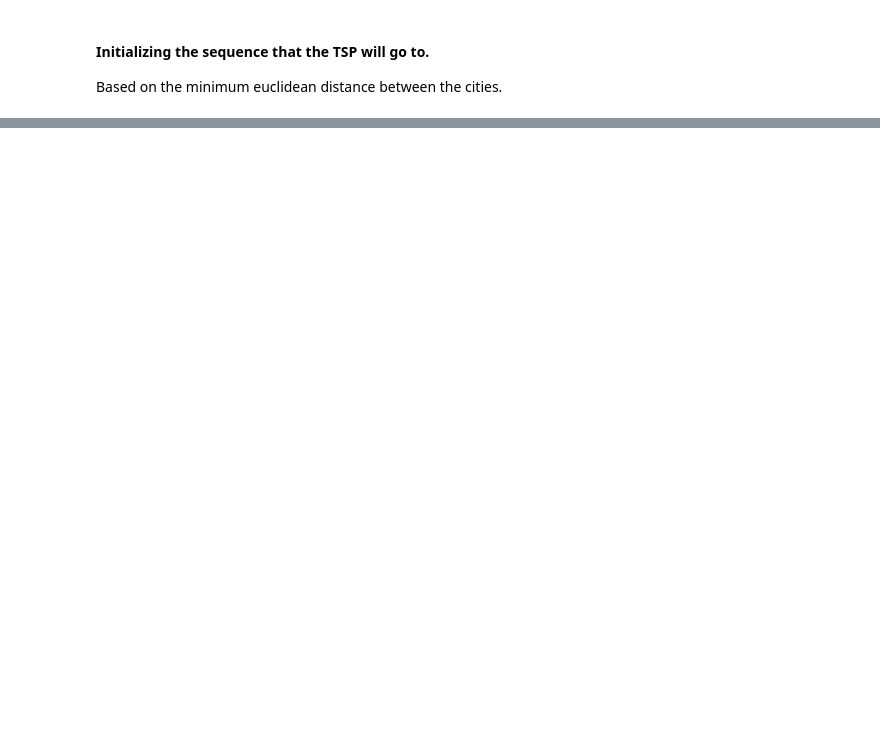
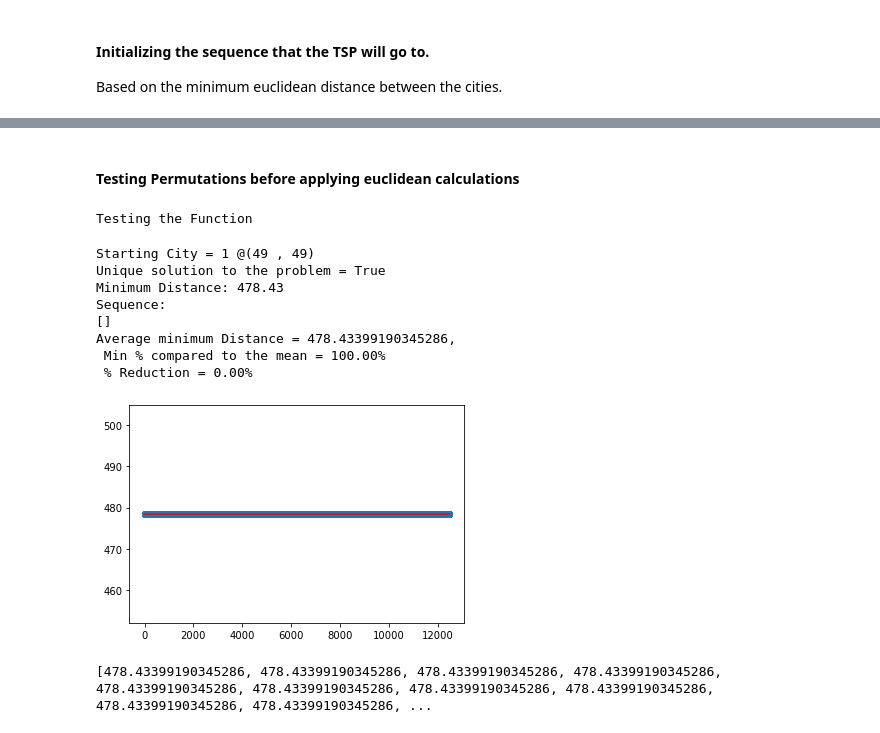
Before and after one commit to ithakis/Stochastic-Simulation-Assignment-3, a Jupyter notebook: Final.ipynb, the cells around one changed output, grey strips where cells are left out. Drawn from its saved outputs; the diff is of its cells as text; code cells hidden in the pictures; blank space fills up the shorter version.

```diff
--- a/Final.ipynb
+++ b/Final.ipynb
@@ -27,10 +42,10 @@ Based on the minimum euclidean distance between the cities.
 """EI51"""  ;    print("Map : EI51", end="\n\n")
 
 """Starting City: of the traveling salesman. Can also be random."""
-SC = 0 ; print(f"Deterministically deciding the starting city of the TSP  = {SC}", end="\n\n")
+SC = 1 ; print(f"Deterministically deciding the starting city of the TSP  = {SC}", end="\n\n")
 # SC = np.random.randint(0, EI51.shape[0])    ;   print(f"Randomly Selected Starting City (SP) = {SC}", end="\n\n")
 
-inf = np.iinfo(EI51.dtype).max
+inf = np.square(EI51[:, 0].max() - EI51[:, 0].min())   +    np.square(EI51[:, 1].max() - EI51[:, 1].min())
 print(f"+infinity number used: {inf}", end="\n\n")
 
 # cpe : copy=True has to be used to avoid changing values in both arrays.
@@ -38,11 +53,11 @@ print(f"+infinity number used: {inf}", end="\n\n")
 # DistanceTraveledEI51 : list for the distance of each journey
 cpe = np.array(EI51, copy=True)  ;   orderEI51 = [SC]  ;   DistanceTraveledEI51 = -1*np.ones(EI51.shape[0], dtype=float)
 # Current City
-cc = SC
+cc = SC-1
 # Getting the Coordinates of the Starting City
-x , y = EI51[SC, 0] , EI51[SC, 1]
+x , y = EI51[SC-1, 0] , EI51[SC-1, 1]
 # Setting the Coordinates of the starting city to inf,inf (inf based on dtype)  in the temp array so it wont be selected.
-cpe[SC, 0], cpe[SC, 1] = inf , inf
+cpe[SC-1, 0], cpe[SC-1, 1] = inf , inf
 tArray = np.zeros(EI51.shape[0], dtype=EI51.dtype)
 for i in range(EI51.shape[0]):
     # Finds the city with the smallest euclidean distance from the current city (cc)
@@ -60,10 +85,10 @@ print(orderEI51, end="\n\n")
 """A280"""  ;    print("Map : A280", end="\n\n")
 
 """Starting City: of the traveling salesman. Can also be random."""
-SC = 0 ; print(f"Deterministically deciding the starting city of the TSP  = {SC}", end="\n\n")
+SC = 1 ; print(f"Deterministically deciding the starting city of the TSP  = {SC}", end="\n\n")
 # SC = np.random.randint(0, EI51.shape[0])    ;   print(f"Randomly Selected Starting City (SP) = {SC}", end="\n\n")
 
-inf = np.iinfo(A280.dtype).max
+inf = np.square(A280[:, 0].max() - A280[:, 0].min())   +    np.square(A280[:, 1].max() - A280[:, 1].min())
 print(f"+infinity number used: {inf}", end="\n\n")
 
 # cpa : copy=True has to be used to avoid changing values in both arrays.
@@ -71,11 +96,11 @@ print(f"+infinity number used: {inf}", end="\n\n")
 # DistanceTraveledA280 : list for the distance of each journey
 cpa = np.array(A280, copy=True)  ;   orderA280 = [SC]  ;   DistanceTraveledA280 = -1*np.ones(A280.shape[0], dtype=float)
 # Current City
-cc = SC
+cc = SC-1
 # Getting the Coordinates of the Starting City
-x , y = A280[SC, 0] , A280[SC, 1]
+x , y = A280[SC-1, 0] , A280[SC-1, 1]
 # Setting the Coordinates of the starting city to inf,inf (inf based on dtype)  in the temp array so it wont be selected.
-cpa[SC, 0], cpa[SC, 1] = inf , inf
+cpa[SC-1, 0], cpa[SC-1, 1] = inf , inf
 tArray = np.zeros(A280.shape[0], dtype=A280.dtype)
 for i in range(A280.shape[0]):
     # Finds the city with the smallest euclidean distance from the current city (cc)
@@ -93,21 +128,22 @@ print(orderA280, end="\n\n\n")
 """PCB442"""  ;    print("Map : PCB442", end="\n\n")
 
 """Starting City: of the traveling salesman. Can also be random."""
-SC = 0 ; print(f"Deterministically deciding the starting city of the TSP  = {SC}", end="\n\n")
+SC = 1 ; print(f"Deterministically deciding the starting city of the TSP  = {SC}", end="\n\n")
 # SC = np.random.randint(0, EI51.shape[0])    ;   print(f"Randomly Selected Starting City (SP) = {SC}", end="\n\n")
 
-inf = np.iinfo(PCB442.dtype).max
+inf = np.square(PCB442[:, 0].max() - PCB442[:, 0].min())   +    np.square(PCB442[:, 1].max() - PCB442[:, 1].min())
 print(f"+infinity number used: {inf}", end="\n\n")
 
 # cpp : copy=True has to be used to avoid changing values in both arrays.
 # orderA280 = stores the order (sequence) of that the TSP will travel to
 # DistanceTraveledPCB442 : list for the distance of each journey
 cpp = np.array(PCB442, copy=True)  ;   orderPCB442 = [SC]  ;   DistanceTraveledPCB442 = -1*np.ones(PCB442.shape[0], dtype=float)
-
+# Current City
+cc = SC-1
 # Getting the Coordinates of the Starting City
-x , y = PCB442[SC, 0] , PCB442[SC, 1]
+x , y = PCB442[SC-1, 0] , PCB442[SC-1, 1]
 # Setting the Coordinates of the starting city to inf,inf (inf based on dtype)  in the temp array so it wont be selected.
-cpp[SC, 0], cpp[SC, 1] = inf , inf
+cpp[SC-1, 0], cpp[SC-1, 1] = inf , inf
 tArray = np.zeros(PCB442.shape[0], dtype=PCB442.dtype)
 for i in range(PCB442.shape[0]):
     # Finds the city with the smallest euclidean distance from the current city (cc)
@@ -115,7 +151,7 @@ for i in range(PCB442.shape[0]):
     cc = np.argmin(tArray)
     DistanceTraveledPCB442[i] = np.sqrt(tArray[cc])
     cpp[cc, 0], cpp[cc, 1] = inf , inf
-    orderPCB442.append(cc)
+    orderPCB442.append(cc + 1)
 
 print(f"Total Distance Traveled = {DistanceTraveledPCB442.sum():0.2f}")
 # print(f"Total Distance Table = {DistanceTraveledPCB442}")
@@ -123,0 +170,2 @@ print(orderPCB442, end="\n\n")
+# %% [markdown]
+#### Testing Permutations before applying euclidean calculations
@@ -123,0 +234,26 @@ print(orderPCB442, end="\n\n")
+# %%
+"""Testing the Function"""
+print("Testing the Function", end="\n\n")
+distances, mD, bestSequence = initSequence(EI51, startingCity=1, exTime=5)
+print(f"Average minimum Distance = {np.mean(distances)},  "
+      f"\n Min % compared to the mean = {mD[-1]/np.mean(distances)*100:.2f}%"
+      f"\n % Reduction = {100- mD[-1]/np.mean(distances)*100:.2f}%")
+plt.scatter([_ for _ in range(len(distances))], distances)
+plt.plot(mD, "r")
+plt.show()
+# %% [output]
+Testing the Function
+Starting City = 1 @(49 , 49)
+Unique solution to the problem = True
+Minimum Distance: 478.43
+Sequence:
+[]
+Average minimum Distance = 478.43399190345286,
+ Min % compared to the mean = 100.00%
+ % Reduction = 0.00%
+[figure, added]
+# %%
+print(distances)
+# plt.hist(distances, bins=40)
+# %% [output]
+[478.43399190345286, 478.43399190345286, 478.43399190345286, 478.43399190345286, 478.43399190345286, 478.43399190345286, 478.43399190345286, 478.43399190345286, 478.43399190345286, 478.43399190345286, ...
```
Also changed, not shown: parts of 8 cells of this notebook, 1 other file.
